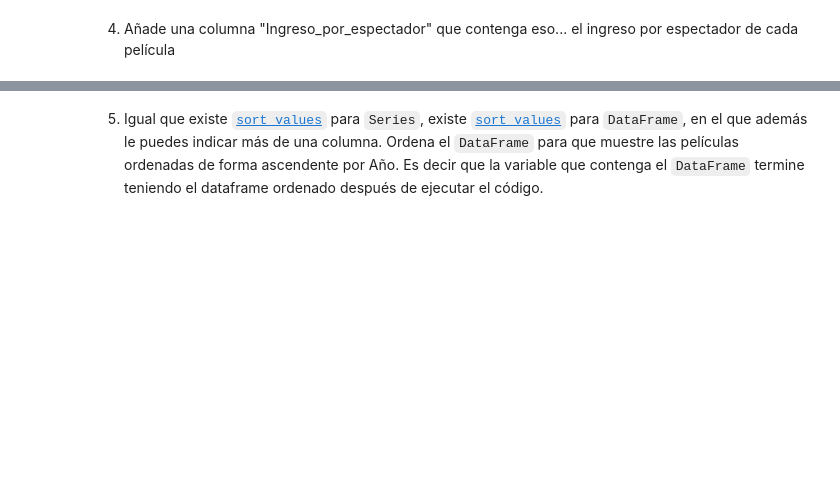
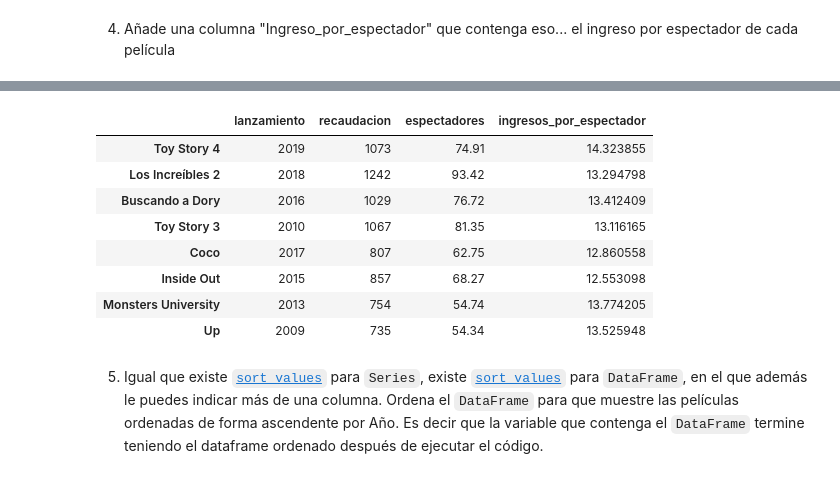
Before and after one commit to willwalker7/DS-Online-willwalker7, a Jupyter notebook: 02_Herramientas_Avanzadas/Sprint_04/Unidad_01_Pandas_I/03_Practica_Obligatoria/18_Practica_Obligatoria_Pandas_I.ipynb, the cells around one changed output, grey strips where cells are left out. Saved outputs shown, nothing was run; the diff lists cells and outputs as text; code cells hidden in the pictures; blank space fills up the shorter version.

```diff
--- a/02_Herramientas_Avanzadas/Sprint_04/Unidad_01_Pandas_I/03_Practica_Obligatoria/18_Practica_Obligatoria_Pandas_I.ipynb
+++ b/02_Herramientas_Avanzadas/Sprint_04/Unidad_01_Pandas_I/03_Practica_Obligatoria/18_Practica_Obligatoria_Pandas_I.ipynb
@@ -23,7 +23,7 @@ lanzamiento = [2015, 2018, 2016, 2010, 2017, 2015, 2013, 2006]
 recaudaciones = [1073, 1242, 1029, 1067, 807, 857, 744, 735]  # En millones de dólares
 espectadores = [74.91, 93.42, 76.72, 81.35, 62.75, 68.27, 54.74, 54.34] # En millones, estimación hecha por aficionados
 
-titulos_s = pd.Series(titulos, index = titulos_s)
+titulos_s = pd.Series(titulos, index = titulos)
 lanzamiento_s = pd.Series(lanzamiento, index = titulos_s)
 recaudaciones_s = pd.Series(recaudaciones, index = titulos_s)
 espectadores_s = pd.Series(espectadores, index = titulos_s)
@@ -141,0 +115,7 @@ Name: lanzamiento, dtype: int64
+# %%
+lanzamiento_s["Toy Story 4"] = 2019
+lanzamiento_s["Up"] = 2009
+
+recaudaciones_s["Monsters University"] = 754
+
+recaudaciones_s
@@ -141,0 +132,12 @@ Name: lanzamiento, dtype: int64
+# %%
+titulos_s = titulos_s.rename({
+    "Los Incríbles 2": "Los Increíbles 2",
+    "Caco": "Coco"
+})
+lanzamiento_s.index = titulos_s.index
+recaudaciones_s.index = titulos_s.index
+espectadores_s.index = titulos_s.index
+
+print(lanzamiento_s)
+print(recaudaciones_s)
+print(espectadores_s)
@@ -167,0 +166,7 @@ Name: lanzamiento, dtype: int64
+# %%
+peliculas = {"lanzamiento" : lanzamiento_s,
+             "recaudacion" : recaudaciones_s,
+             "espectadores" : espectadores_s}
+
+peliculas_df = pd.DataFrame(peliculas)
+peliculas_df
@@ -209,2 +206,16 @@ Name: lanzamiento, dtype: bool
+# %%
+ing_por_espectador = pd.Series((recaudaciones_s / espectadores_s), index = titulos_s.index)
+peliculas_df["ingresos_por_espectador"] = ing_por_espectador
+peliculas_df
+# %% [output]
+|  | lanzamiento | recaudacion | espectadores | ingresos_por_espectador |
+| Toy Story 4 | 2019 | 1073 | 74.91 | 14.323855 |
+| Los Increíbles 2 | 2018 | 1242 | 93.42 | 13.294798 |
+| Buscando a Dory | 2016 | 1029 | 76.72 | 13.412409 |
+| Toy Story 3 | 2010 | 1067 | 81.35 | 13.116165 |
+| Coco | 2017 | 807 | 62.75 | 12.860558 |
+| Inside Out | 2015 | 857 | 68.27 | 12.553098 |
+| Monsters University | 2013 | 754 | 54.74 | 13.774205 |
+| Up | 2009 | 735 | 54.34 | 13.525948 |
 # %% [markdown]
 5. Igual que existe [`sort_values`](https://pandas.pydata.org/docs/reference/api/pandas.Series.sort_values.html#pandas.Series.sort_values) para `Series`, existe [`sort_values`](https://pandas.pydata.org/docs/reference/api/pandas.DataFrame.sort_values.html#pandas.DataFrame.sort_values) para `DataFrame`, en el que además le puedes indicar más de una columna. Ordena el `DataFrame` para que muestre las películas ordenadas de forma ascendente por Año. Es decir que la variable que contenga el `DataFrame` termine teniendo el dataframe ordenado después de ejecutar el código.
```
Also changed, not shown: parts of 30 cells of this notebook, 3 other files.
